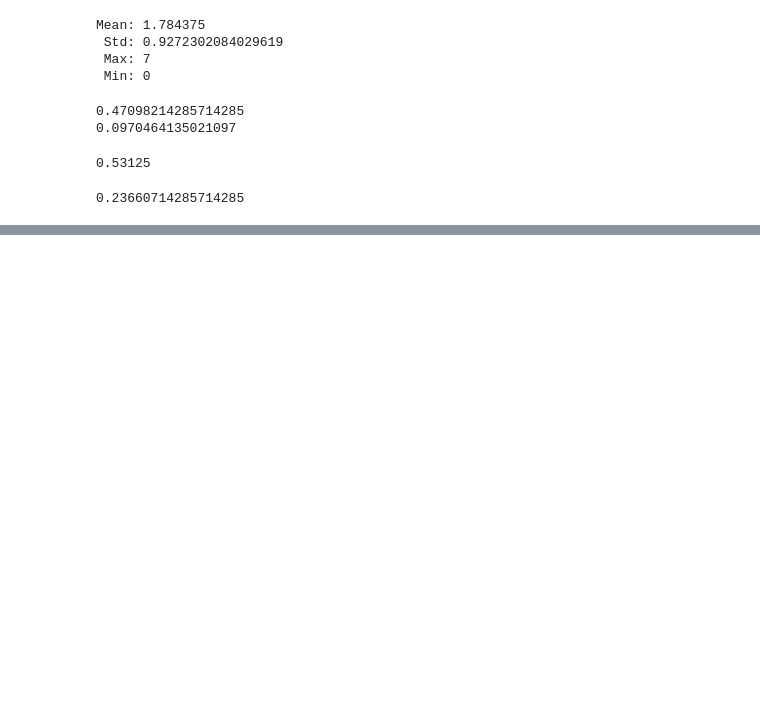
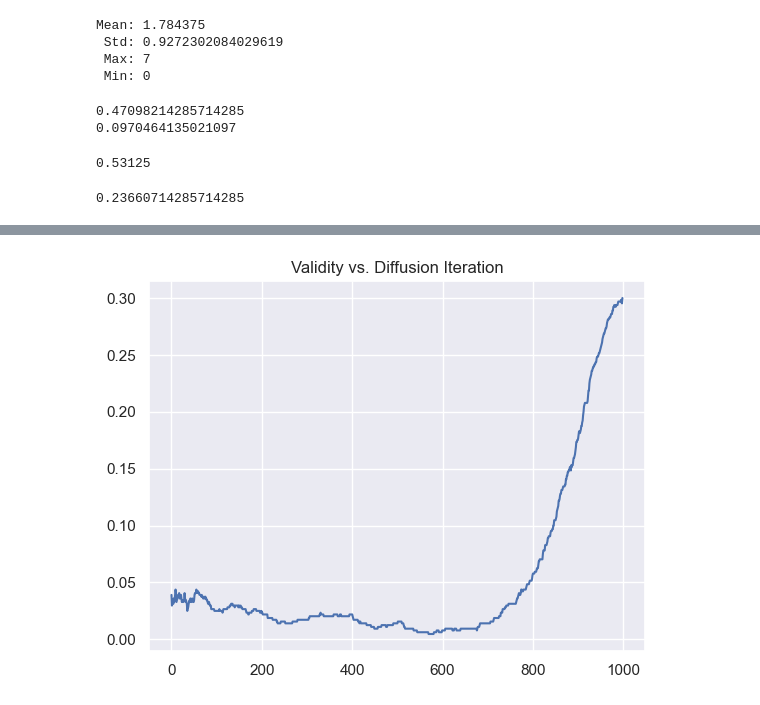
Before and after one commit to sfcurre/DiffER, a Jupyter notebook: eval_chains.ipynb, the cells around one changed output, grey strips where cells are left out. Drawn from its saved outputs; the diff is of its cells as text; code cells hidden in the pictures; blank space fills up the shorter version.

```diff
--- a/eval_chains.ipynb
+++ b/eval_chains.ipynb
@@ -260,0 +278,19 @@ print(aromatic_error / num_invalid)
+# %%
+validity = []
+for chain in sample_chains.transpose():
+    vals = []
+    for smi in chain:
+        smi = smi.rstrip('?')
+        if Chem.MolFromSmiles(smi) is not None:
+            vals.append(1)
+        else:
+            vals.append(0)
+    validity.append(vals)
+
+validity = np.array(validity).transpose()
+
+plt.plot(validity.mean(axis=1))
+plt.title('Validity vs. Diffusion Iteration')
+plt.show()
+# %% [output]
+[figure, added]
```
Also changed, not shown: parts of 4 cells of this notebook, 3 other files.
